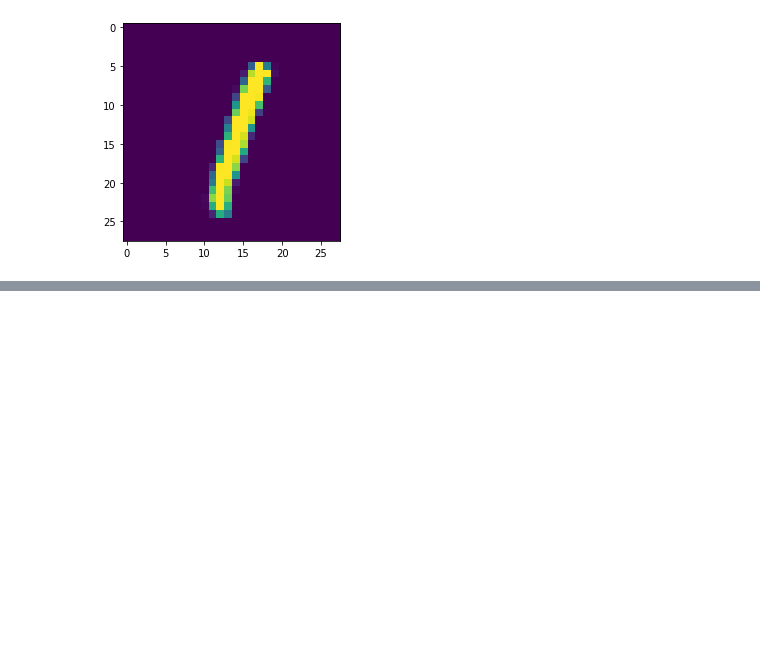
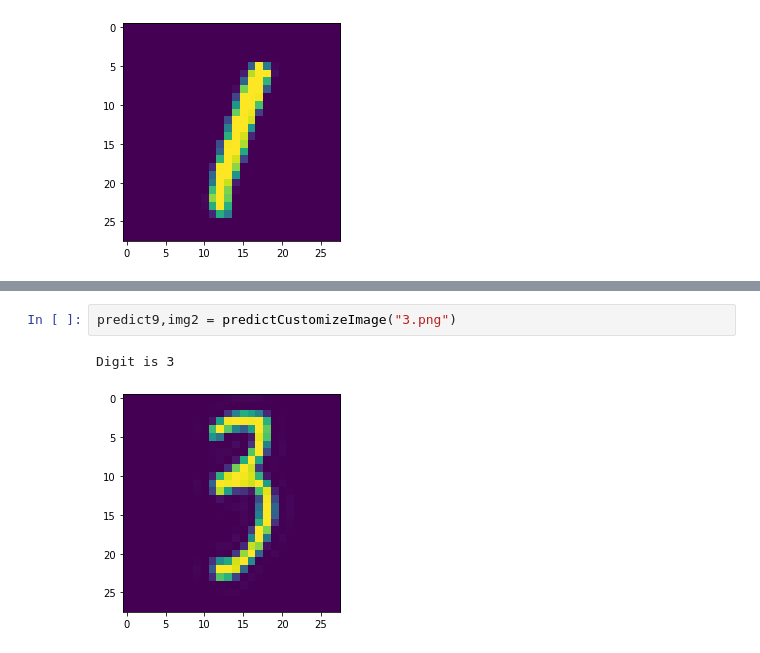
Before and after one commit to Sameer-Ahmed7/Deep_learning_Practice, a Jupyter notebook: MNIST.ipynb, the cells around one changed output, grey strips where cells are left out. Saved outputs shown, nothing was run; the diff lists cells and outputs as text; blank space fills up the shorter version.

```diff
--- a/MNIST.ipynb
+++ b/MNIST.ipynb
@@ -325,0 +219,5 @@ plt.imshow(img14)
+# %%
+predict9,img2 = predictCustomizeImage("3.png")
+# %% [output]
+Digit is 3
+[figure, added]
```
Also changed, not shown: parts of 54 cells of this notebook.
